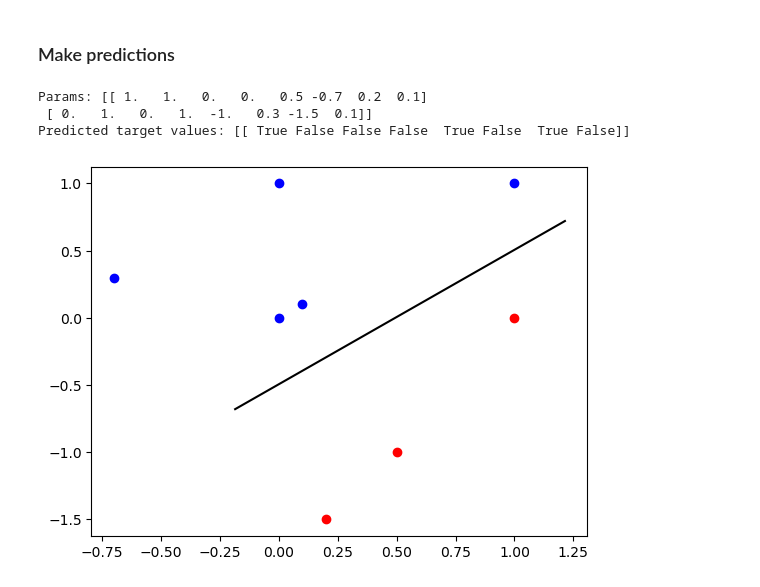
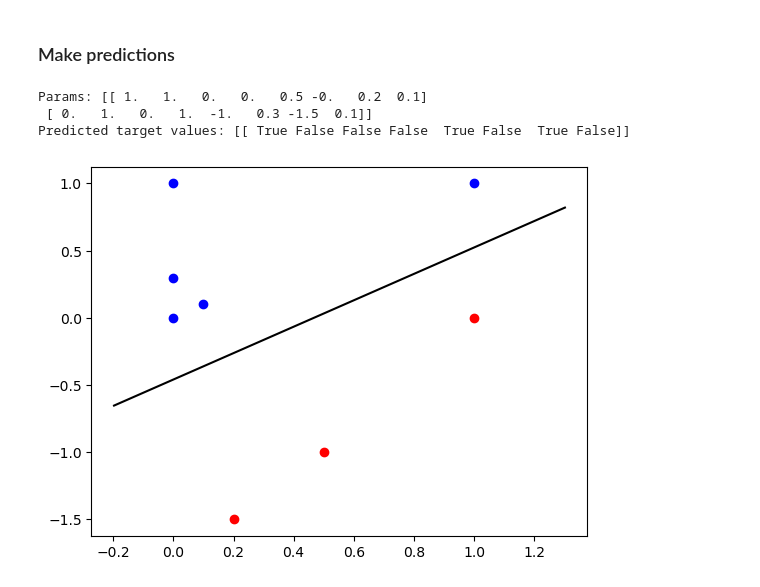
Before and after one commit to rzarno/neural-network-perceptron-in-python, a Jupyter notebook: perceptron_for_classification.ipynb, the cells around one changed output. Saved outputs shown, nothing was run; the diff lists cells and outputs as text; code cells hidden in the pictures.

Commit message:
adjust chart

```diff
--- a/perceptron_for_classification.ipynb
+++ b/perceptron_for_classification.ipynb
@@ -374,33 +374,33 @@ plot_decision_boundary(X, Y, W, b)
 # %%
 def predict(X, W, b):
     A = forward_propagation(X, W, b)
     predictions = A > 0.5
 
     return predictions
 
-X_pred = np.array([[1, 1, 0, 0, 0.5, -0.7, 0.2, 0.1],
+X_pred = np.array([[1, 1, 0, 0, 0.5, -0.0, 0.2, 0.1],
                    [0, 1, 0, 1, -1, 0.3, -1.5, 0.1]])
 Y_pred = predict(X_pred, W, b)
 
 print(f"Params: {X_pred}")
 print(f"Predicted target values: {Y_pred}")
 
 fig, ax = plt.subplots()
 
 x_line = np.arange(np.min(X[-1,:]),np.max(X[-1,:])*1.1, 0.1)
 ax.plot(x_line, - W[0,0] / W[0,1] * x_line + -b[0,0] / W[0,1] , color="black")
 
 for idx,x in enumerate(X_pred[0]):
     if Y_pred[0][idx] == 1:
         color = 'r'
     else:
         color = 'b'
     ax.scatter(x, X_pred[1][idx], color=color)
 
 plt.plot()
 plt.show()
 # %% [output]
-Params: [[ 1.   1.   0.   0.   0.5 -0.7  0.2  0.1]
+Params: [[ 1.   1.   0.   0.   0.5 -0.   0.2  0.1]
  [ 0.   1.   0.   1.  -1.   0.3 -1.5  0.1]]
 Predicted target values: [[ True False False False  True False  True False]]
-[figure, old version]
+[figure, new version]
```
